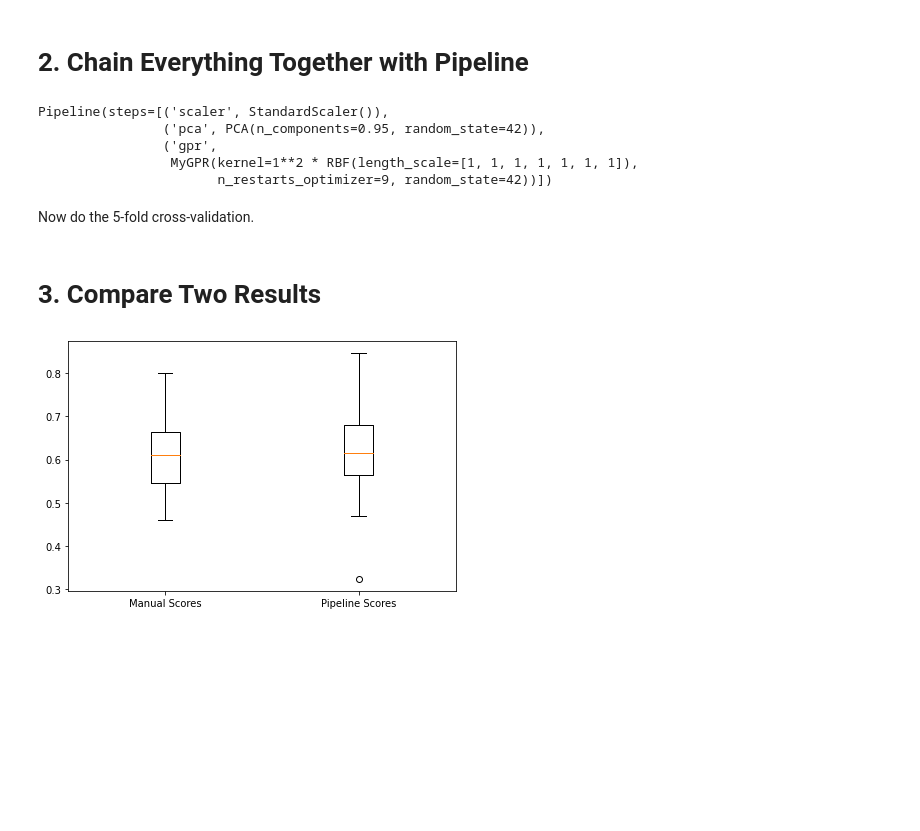
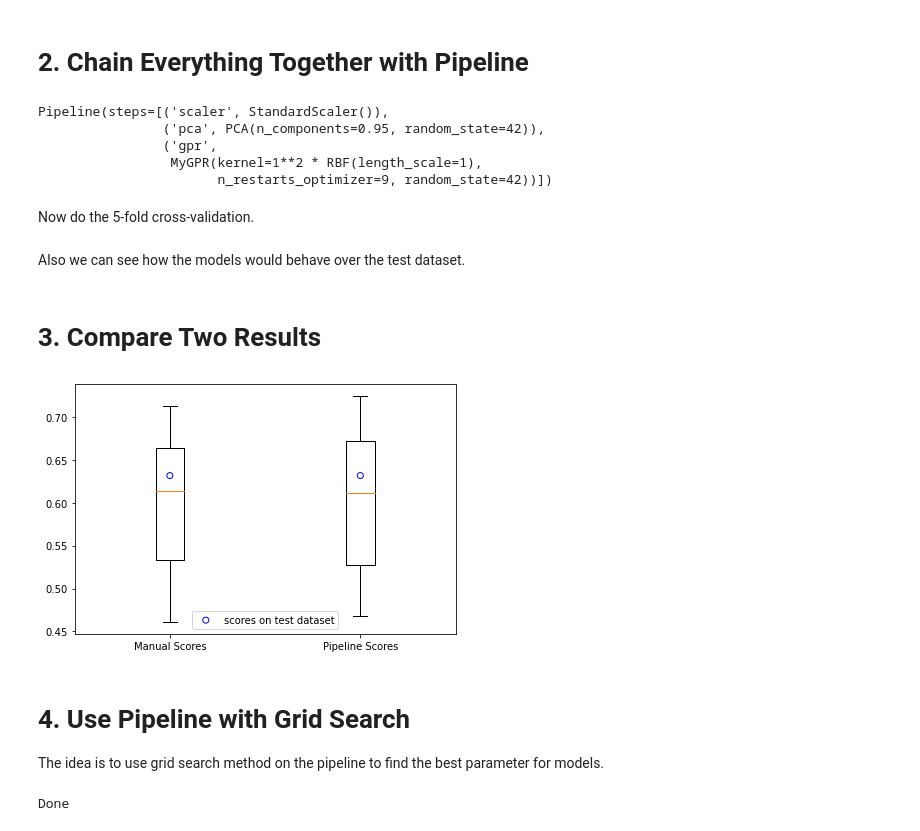
Before and after one commit to Chao8219/scikit_learn_showcase, a Jupyter notebook: jupyter_notebooks/pipeline_construction.ipynb, the cells around one changed output. Cells and saved outputs as stored; diff of their text form; code cells hidden in the pictures; blank space fills up the shorter version.

Commit message:
pipeline with grid search cv added

```diff
--- a/jupyter_notebooks/pipeline_construction.ipynb
+++ b/jupyter_notebooks/pipeline_construction.ipynb
@@ -94,3 +126,5 @@ manual_gpr_scores = cross_validate(
+# %%
+manual_gpr_scores_test = manual_gpr.score(X_test_scaled_pca, y_test)
 # %% [markdown]
 # 2. Chain Everything Together with Pipeline
 # %%
@@ -99,8 +133,11 @@ gpr_pipeline = Pipeline(
      ('pca', PCA(n_components=0.95, random_state=rs_num)),
      ('gpr',
       MyGPR(
-          kernel=ConstantKernel(constant_value=1)*RBF(length_scale=np.ones((10, ))),
-          n_restarts_optimizer=9, random_state=rs_num)
+          kernel=ConstantKernel(constant_value=1)*RBF(length_scale=1),
+          n_restarts_optimizer=9,
+          random_state=rs_num,
+          max_iter=1e5
+      )
      )]
 )
 gpr_pipeline.fit(X_train, y_train)
@@ -108,23 +145,41 @@ gpr_pipeline.fit(X_train, y_train)
 Pipeline(steps=[('scaler', StandardScaler()),
                 ('pca', PCA(n_components=0.95, random_state=42)),
                 ('gpr',
-                 MyGPR(kernel=1**2 * RBF(length_scale=[1, 1, 1, 1, 1, 1, 1]),
+                 MyGPR(kernel=1**2 * RBF(length_scale=1),
                        n_restarts_optimizer=9, random_state=42))])
 # %% [markdown]
 Now do the 5-fold cross-validation.
 # %%
-pipeline_cv = RepeatedKFold(n_splits=5, n_repeats=5, random_state=rs_num)
-pipeline_scores = cross_validate(gpr_pipeline, X_train, y_train, cv=pipeline_cv)
+pipeline_scores_train = cross_validate(
+    gpr_pipeline, X_train, y_train,
+    cv=RepeatedKFold(n_splits=5, n_repeats=5, random_state=rs_num)
+)
+# %% [markdown]
+Also we can see how the models would behave over the test dataset.
+# %%
+pipeline_scores_test = gpr_pipeline.score(X_test, y_test)
 # %% [markdown]
 # 3. Compare Two Results
 # %%
 fig, ax = plt.subplots()
 
 ax.boxplot(
-    [manual_gpr_scores['test_score'], pipeline_scores['test_score']],
+    [manual_gpr_scores_train['test_score'], pipeline_scores_train['test_score']],
     labels=['Manual Scores', 'Pipeline Scores']
 )
+ax.scatter(
+    [1.0, 2.0],
+    [manual_gpr_scores_test, pipeline_scores_test],
+    fc='none',
+    ec='blue',
+    label='scores on test dataset'
+)
 
+ax.legend(loc='lower center')
 plt.tight_layout()
 # %% [output]
-[figure, old version]
+[figure, new version]
+# %% [markdown]
+# 4. Use Pipeline with Grid Search
+
+The idea is to use grid search method on the pipeline to find the best parameter for models.
@@ -130,0 +196,40 @@ plt.tight_layout()
+# %%
+# ignore warnings for some bad optimization
+warnings.filterwarnings('ignore')
+
+# construct pipeline
+gpr_pipeline = Pipeline(
+    [
+        ('scaler', StandardScaler()),
+        ('pca', PCA(random_state=rs_num)),
+        ('gpr',
+         MyGPR(
+             random_state=rs_num,
+             max_iter=1e6
+         )
+        )
+    ]
+)
+
+# define grid space
+gpr_param_grid = [
+    {
+        'pca__n_components': component_num_list,
+        'gpr__kernel': kernel_list
+    }
+]
+
+# construct grid search cv
+gpr_gscv = GridSearchCV(
+    gpr_pipeline, param_grid=gpr_param_grid,
+    cv=RepeatedKFold(n_splits=5, n_repeats=5, random_state=rs_num)
+)
+
+# training and searching
+gpr_gscv.fit(X_train, y_train)
+print('Done')
+
+# reset warnings
+warnings.resetwarnings()
+# %% [output]
+Done
```
Also changed, not shown: parts of 11 cells of this notebook.
